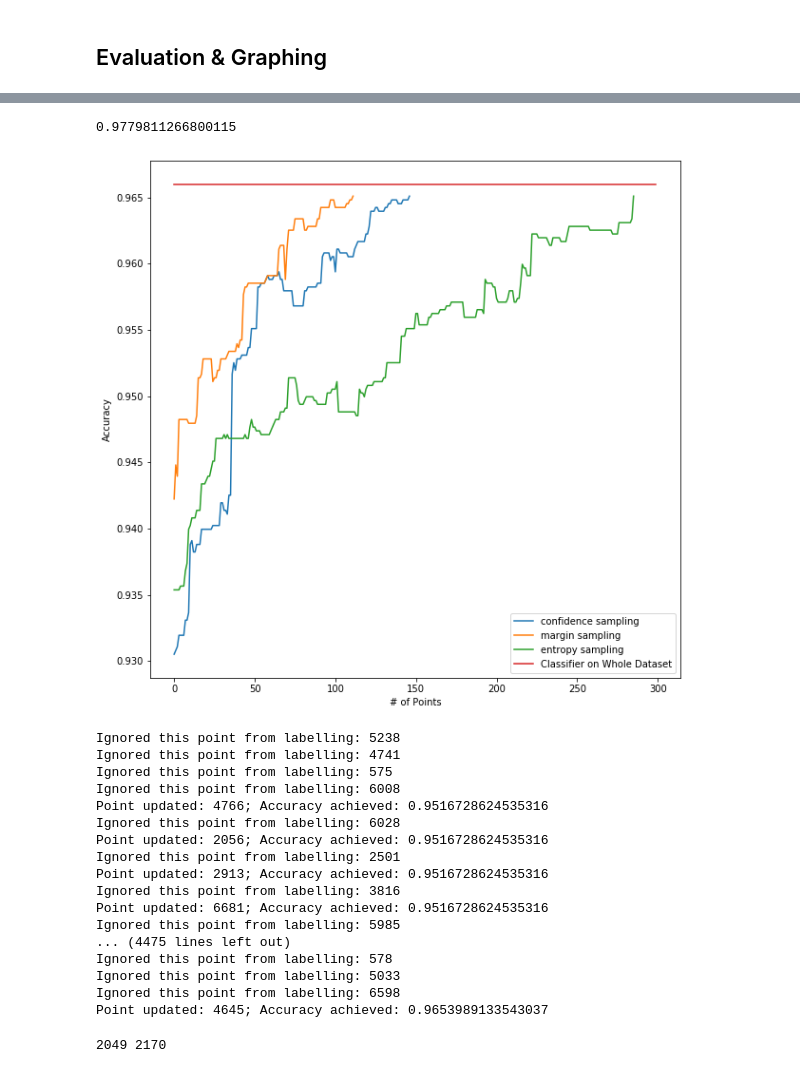
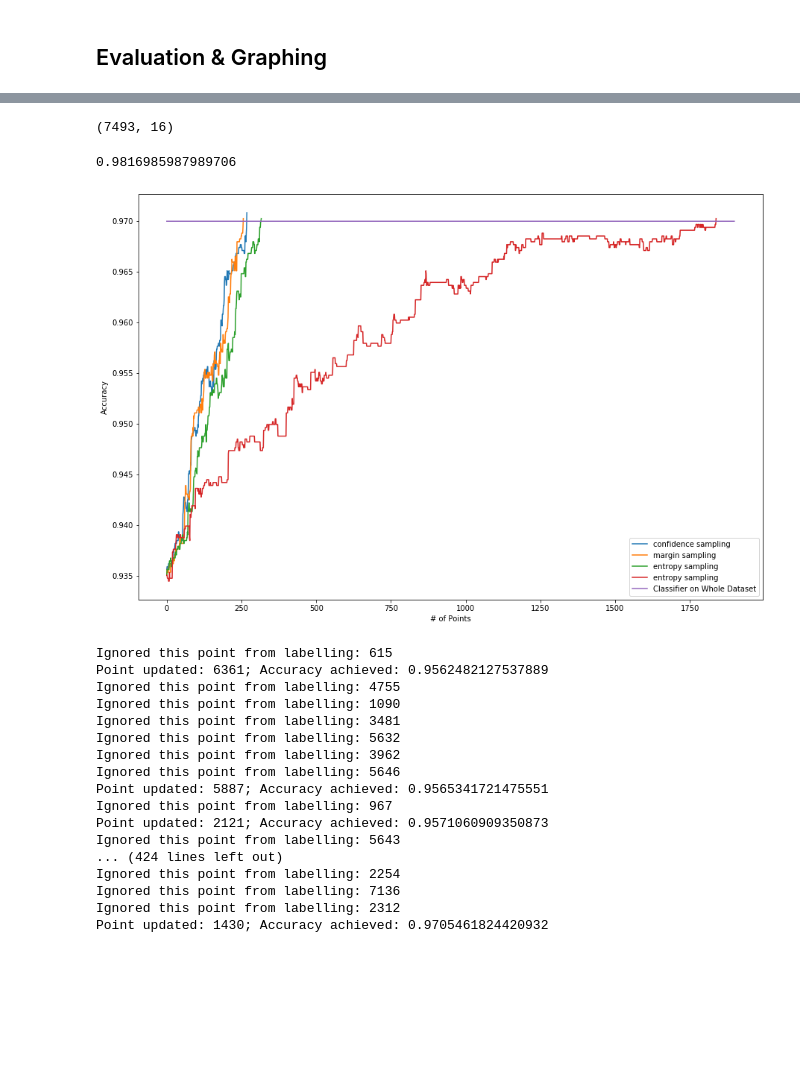
Before and after one commit to rish-av/Machine-Learning-Assignments, a Jupyter notebook: Assignment2/ML_stream_based.ipynb, the cells around one changed output, grey strips where cells are left out. Drawn from its saved outputs; the diff is of its cells as text; code cells hidden in the pictures; blank space fills up the shorter version.

```diff
--- a/Assignment2/ML_stream_based.ipynb
+++ b/Assignment2/ML_stream_based.ipynb
@@ -128,0 +277,2 @@ print(least_confident_track[2],margin_sampling_track[2],entropy_track[2])
+# %%
+margin_sampling_track = train_margin_sampling(x,y,x_tes,y_tes)
@@ -128,0 +297,2 @@ print(least_confident_track[2],margin_sampling_track[2],entropy_track[2])
+# %%
+least_confident_track = train_least_confidence(x,y,x_tes,y_tes)
@@ -128,0 +317,2 @@ print(least_confident_track[2],margin_sampling_track[2],entropy_track[2])
+# %%
+entropy_track = train_entropy_sampling(x,y,x_tes,y_tes)
@@ -128,0 +337,2 @@ print(least_confident_track[2],margin_sampling_track[2],entropy_track[2])
+# %%
+random_track = train_random_smapling(x_train,y_train,x_tes,y_tes)
@@ -129,45 +357,45 @@ print(least_confident_track[2],margin_sampling_track[2],entropy_track[2])
+# %%
+x.shape
+# %% [output]
+(7493, 16)
 # %%
 import matplotlib.pyplot as plt
 # %%
 #logistic regression on whole dataset
-logistic = KNeighborsClassifier(n_neighbors=3).fit(x,y)
+logistic = SVC().fit(x,y)
 logistic.score(x_tes,y_tes)
 # %% [output]
-0.9779811266800115
+0.9816985987989706
 # %%
-plt.figure(figsize=(10,10))
+plt.figure(figsize=(15,10))
 plt.plot(least_confident_track[0],label='confidence sampling')
 plt.plot(margin_sampling_track[0],label='margin sampling')
 plt.plot(entropy_track[0],label='entropy sampling')
-plt.plot([0.966 for i in range(300)],label='Classifier on Whole Dataset')
+plt.plot(random_track[0],label='entropy sampling')
+plt.plot([0.97 for i in range(1900)],label='Classifier on Whole Dataset')
 plt.xlabel('# of Points')
 plt.ylabel('Accuracy')
 plt.legend(loc='best')
 plt.show()
 # %% [output]
-[figure, old version]
+[figure, new version]
 # %%
-kl_track = active_committee_stream_based(x,y,x_tes,y_tes,5,KL_max_disagreement)
-vote_track = active_committee_stream_based(x,y,x_tes,y_tes,5,vote_entropy_sampling)
+kl_track = train_kl_divergence(x,y,x_tes,y_tes,5)
 # %% [output]
-Ignored this point from labelling: 5238
-Ignored this point from labelling: 4741
-Ignored this point from labelling: 575
-Ignored this point from labelling: 6008
-Point updated: 4766; Accuracy achieved: 0.9516728624535316
-Ignored this point from labelling: 6028
-Point updated: 2056; Accuracy achieved: 0.9516728624535316
-Ignored this point from labelling: 2501
-Point updated: 2913; Accuracy achieved: 0.9516728624535316
-Ignored this point from labelling: 3816
-Point updated: 6681; Accuracy achieved: 0.9516728624535316
-Ignored this point from labelling: 5985
-... (4475 lines left out)
-Ignored this point from labelling: 578
-Ignored this point from labelling: 5033
-Ignored this point from labelling: 6598
-Point updated: 4645; Accuracy achieved: 0.9653989133543037
+Ignored this point from labelling: 615
+Point updated: 6361; Accuracy achieved: 0.9562482127537889
+Ignored this point from labelling: 4755
+Ignored this point from labelling: 1090
+Ignored this point from labelling: 3481
+Ignored this point from labelling: 5632
+Ignored this point from labelling: 3962
+Ignored this point from labelling: 5646
+Point updated: 5887; Accuracy achieved: 0.9565341721475551
+Ignored this point from labelling: 967
+Point updated: 2121; Accuracy achieved: 0.9571060909350873
+Ignored this point from labelling: 5643
+... (424 lines left out)
+Ignored this point from labelling: 2254
+Ignored this point from labelling: 7136
+Ignored this point from labelling: 2312
+Point updated: 1430; Accuracy achieved: 0.9705461824420932
-# %%
-print(kl_track[2],vote_track[2])
-# %% [output]
-2049 2170
```
Also changed, not shown: parts of 19 cells of this notebook, 14 other files.
